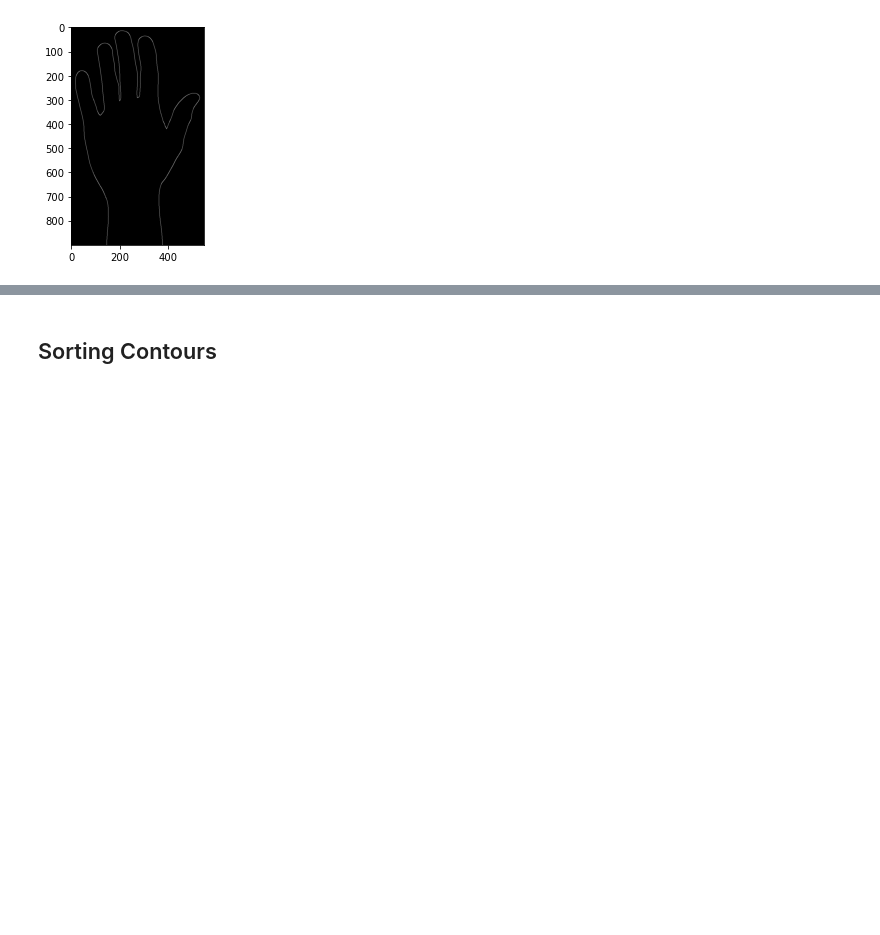
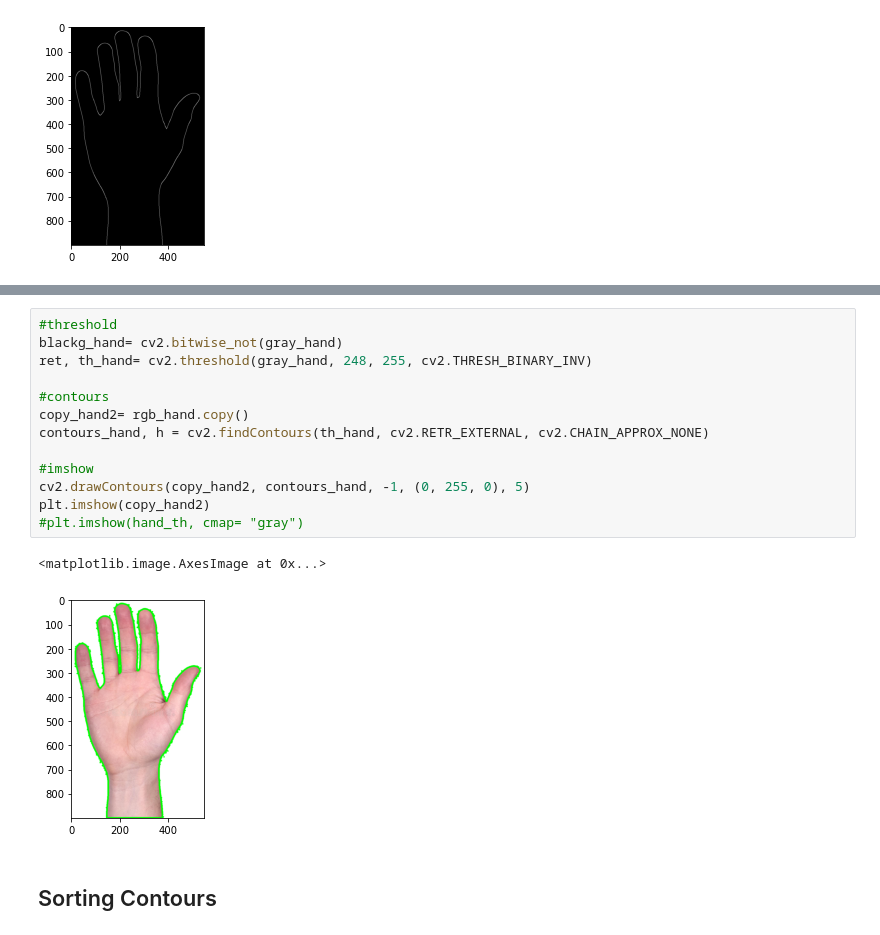
Before and after one commit to madinach/striveAI_2021, a Jupyter notebook: M6/d6/Contours.ipynb, the cells around one changed output, grey strips where cells are left out. Cells and saved outputs as stored; diff of their text form; blank space fills up the shorter version.

```diff
--- a/M6/d6/Contours.ipynb
+++ b/M6/d6/Contours.ipynb
@@ -99,3 +107,19 @@ plt.imshow(edges_hand, cmap="gray")
+# %%
+#threshold
+blackg_hand= cv2.bitwise_not(gray_hand)
+ret, th_hand= cv2.threshold(gray_hand, 248, 255, cv2.THRESH_BINARY_INV)
+
+#contours
+copy_hand2= rgb_hand.copy()
+contours_hand, h = cv2.findContours(th_hand, cv2.RETR_EXTERNAL, cv2.CHAIN_APPROX_NONE)
+
+#imshow
+cv2.drawContours(copy_hand2, contours_hand, -1, (0, 255, 0), 5)
+plt.imshow(copy_hand2)
+#plt.imshow(hand_th, cmap= "gray")
+# %% [output]
+<matplotlib.image.AxesImage at 0x...>
+[figure, added]
 # %% [markdown]
 ## Sorting Contours
 # %% [markdown]
```
Also changed, not shown: parts of 4 cells of this notebook.
